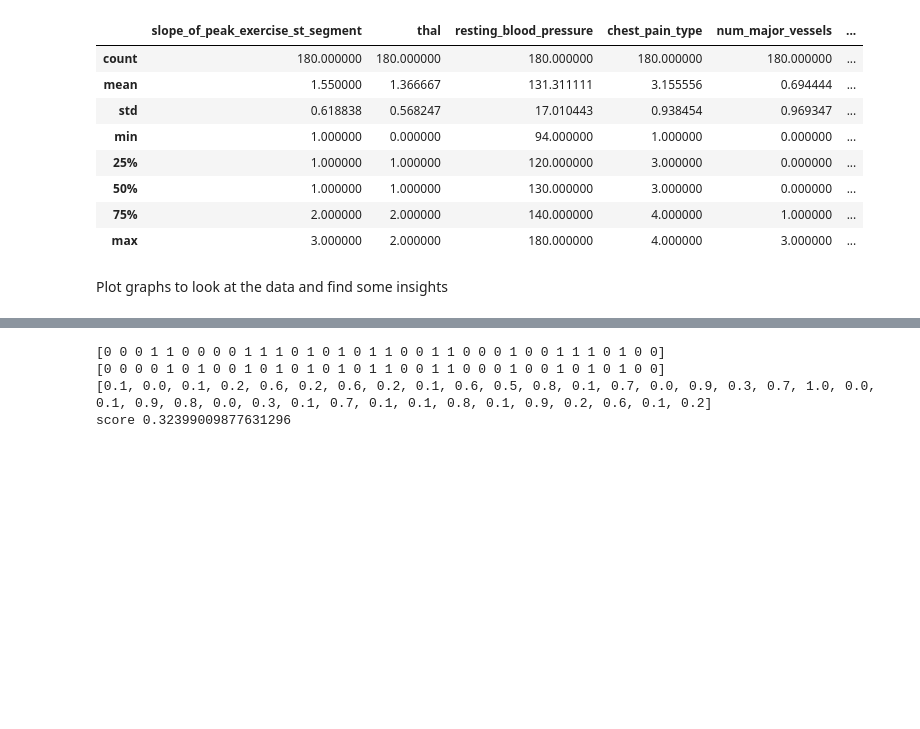
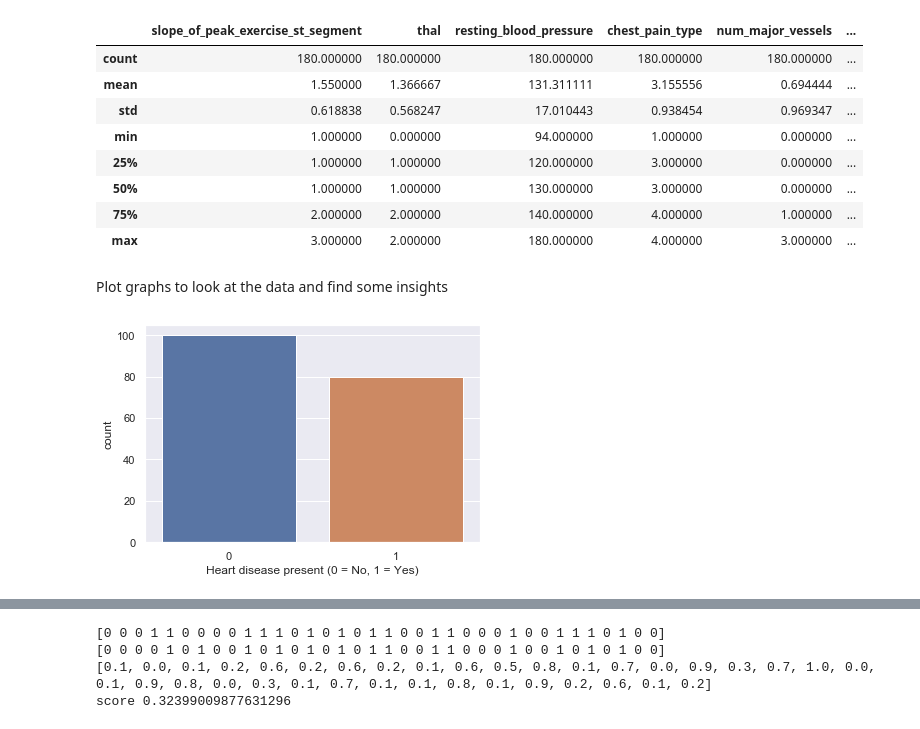
Before and after one commit to marlukyanova/DrivenData--Heart-Desease-Prediction, a Jupyter notebook: Heart_desease_prediction.ipynb, the cells around one changed output, grey strips where cells are left out. Drawn from its saved outputs; the diff is of its cells as text; code cells hidden in the pictures; blank space fills up the shorter version.

```diff
--- a/Heart_desease_prediction.ipynb
+++ b/Heart_desease_prediction.ipynb
@@ -96,6 +105,12 @@ data.describe()
 | max | 3.000000 | 2.000000 | 180.000000 | 4.000000 | 3.000000 | ... |
 # %% [markdown]
 Plot graphs to look at the data and find some insights
+# %%
+sns.countplot(x='heart_disease_present', data=data)
+plt.xlabel('Heart disease present (0 = No, 1 = Yes)')
+plt.show()
+# %% [output]
+[figure, added]
 # %%
 sns.catplot(x="slope_of_peak_exercise_st_segment", hue="heart_disease_present", kind="count", data=data)
 plt.xlabel('The slope of the peak exercise ST segment')
```
Also changed, not shown: parts of 34 cells of this notebook, 6 other files.
